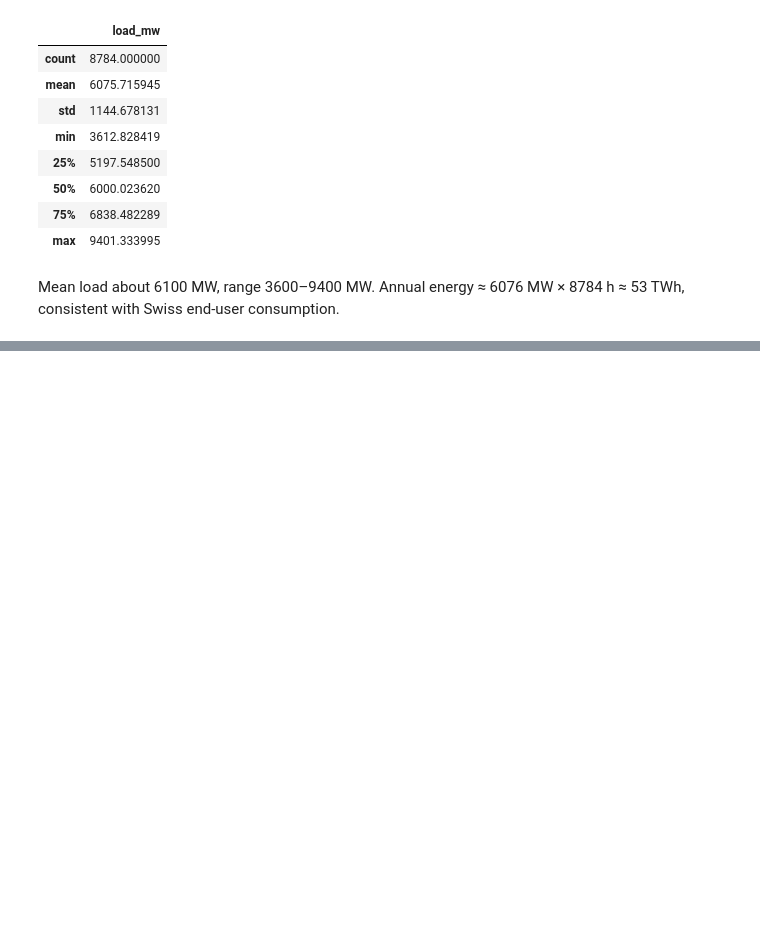
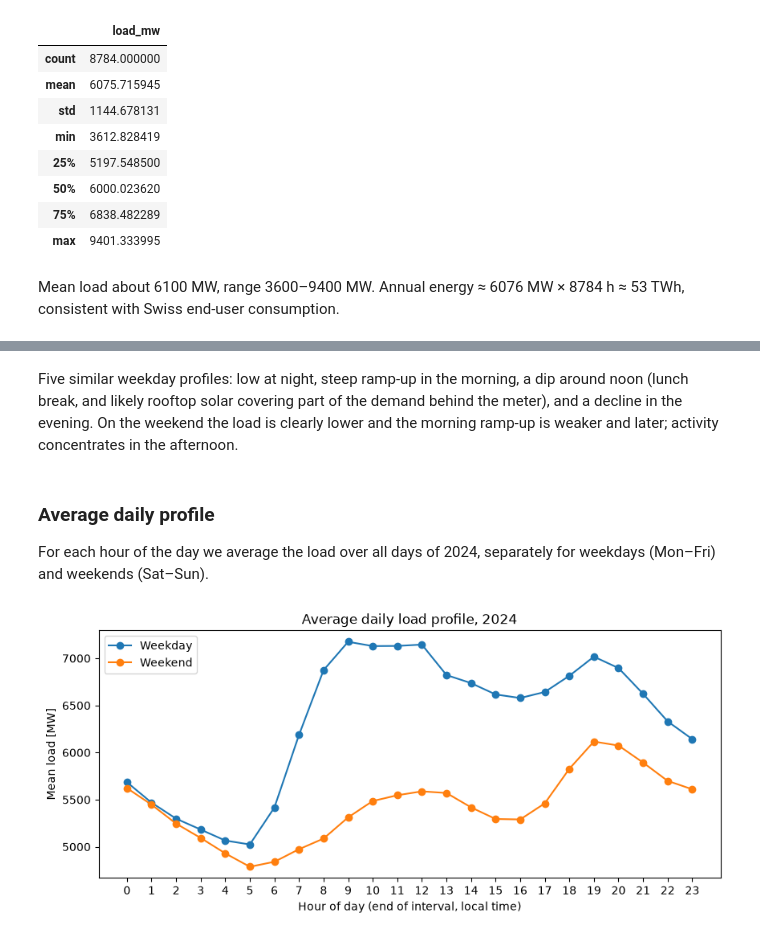
Before and after one commit to mathiasbraun/swiss-load-forecast, a Jupyter notebook: notebooks/01_explore.ipynb, the cells around one changed output, grey strips where cells are left out. Cells and saved outputs as stored; diff of their text form; code cells hidden in the pictures; blank space fills up the shorter version.

```diff
--- a/notebooks/01_explore.ipynb
+++ b/notebooks/01_explore.ipynb
@@ -136,0 +172,27 @@ Mean load about 6100 MW, range 3600–9400 MW. Annual energy ≈ 6076 MW × 8784
+# %% [markdown]
+Five similar weekday profiles: low at night, steep ramp-up in the morning, a dip around noon (lunch break, and likely rooftop solar covering part of the demand behind the meter), and a decline in the evening. On the weekend the load is clearly lower and the morning ramp-up is weaker and later; activity concentrates in the afternoon.
+# %% [markdown]
+### Average daily profile
+
+For each hour of the day we average the load over all days of 2024, separately for weekdays (Mon–Fri) and weekends (Sat–Sun).
+# %%
+# specify which days are weekends (Saturday=5, Sunday=6)
+is_weekend = hourly_local.index.dayofweek >= 5
+
+weekday = hourly_local[~is_weekend]
+weekend = hourly_local[is_weekend]
+
+weekday_profile = weekday.groupby(weekday.index.hour)["load_mw"].mean()
+weekend_profile = weekend.groupby(weekend.index.hour)["load_mw"].mean()
+
+fig, ax = plt.subplots(figsize=(10, 4))
+ax.plot(weekday_profile.index, weekday_profile.values, marker="o", label="Weekday")
+ax.plot(weekend_profile.index, weekend_profile.values, marker="o", label="Weekend")
+ax.set_xticks(range(24))
+ax.set_xlabel("Hour of day (end of interval, local time)")
+ax.set_ylabel("Mean load [MW]")
+ax.set_title("Average daily load profile, 2024")
+ax.legend()
+plt.show()
+# %% [output]
+[figure, added]
```
Also changed, not shown: parts of 5 cells of this notebook.
